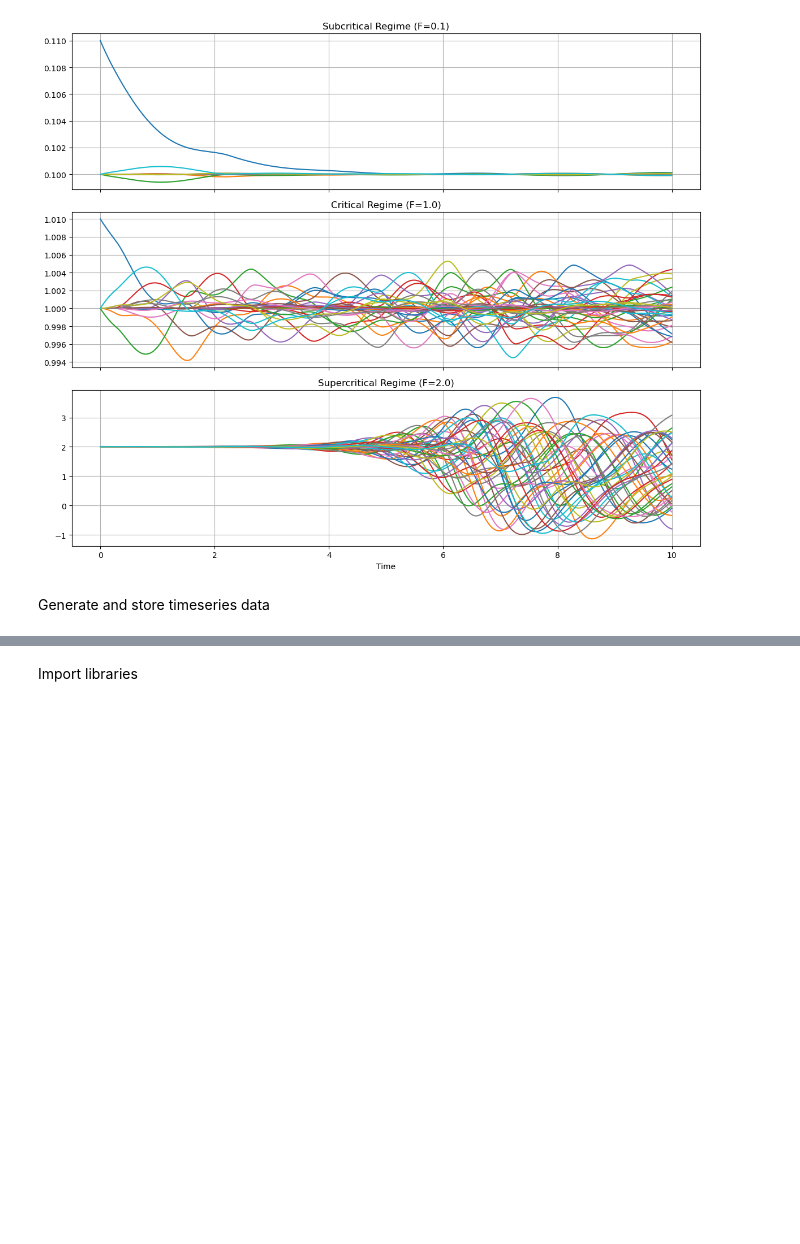
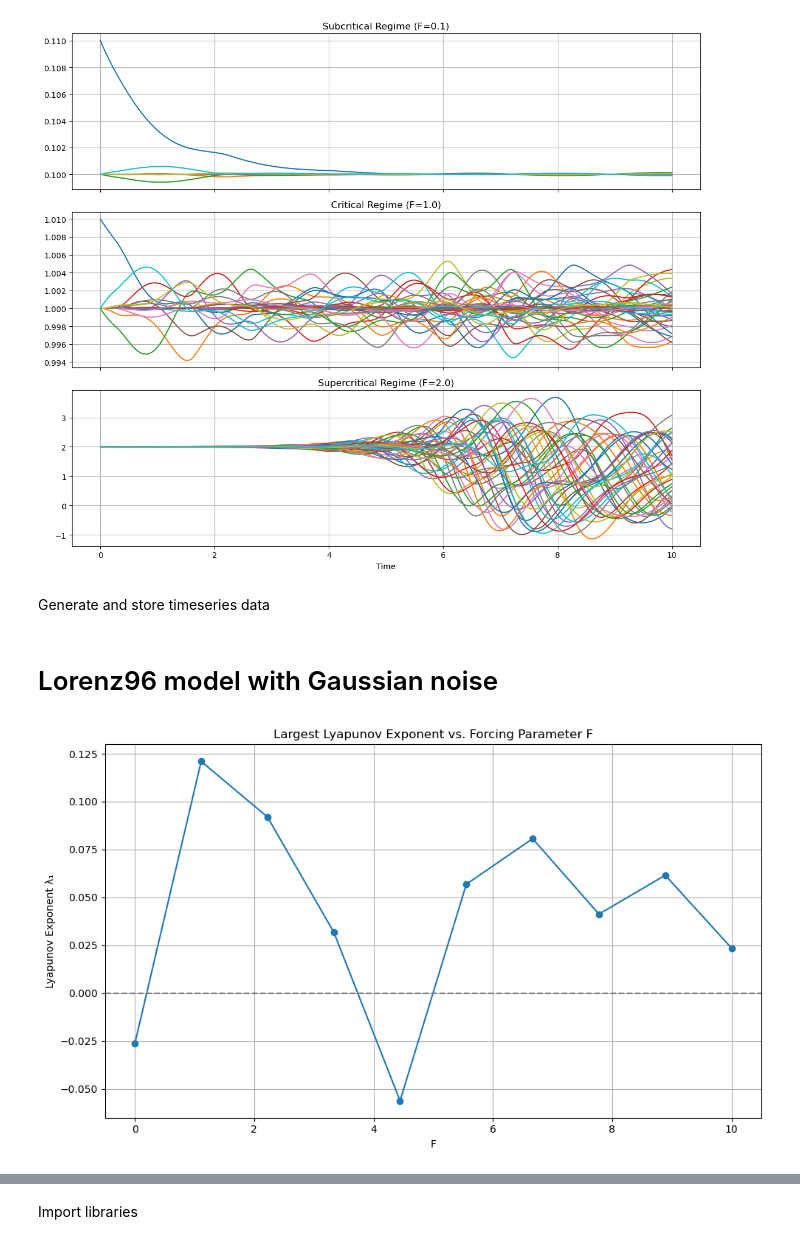
Before and after one commit to cyrilrommens/PhD_2, a Jupyter notebook: Data_preparation.ipynb, the cells around one changed output, grey strips where cells are left out. Saved outputs shown, nothing was run; the diff lists cells and outputs as text; code cells hidden in the pictures; blank space fills up the shorter version.

```diff
--- a/Data_preparation.ipynb
+++ b/Data_preparation.ipynb
@@ -610,3 +610,5 @@ for i in range(n_simulations):
     df_crit = pd.DataFrame(y_values.T, columns=[f'x{i+1}' for i in range(y_values.shape[0])])
     df_crit.insert(0, 'time', t_values)
     df_crit.to_csv(f'Data\\Lorenz96_data\\timeseries_N{N_variables}_F{F_value}_{i}.csv', index=False)
+# %% [markdown]
+# Lorenz96 model with Gaussian noise
@@ -612,0 +658,17 @@ for i in range(n_simulations):
+# %%
+# Step 1: Calculate Lyapunov exponent vs. F
+F_vals = np.linspace(0, 10, 10)
+lyap_vals = [lyapunov_exponent(F) for F in F_vals]
+
+# Plot the data
+plt.figure(figsize=(10, 6))
+plt.plot(F_vals, lyap_vals, marker='o')
+plt.axhline(0, color='gray', linestyle='--')
+plt.title("Largest Lyapunov Exponent vs. Forcing Parameter F")
+plt.xlabel("F")
+plt.ylabel("Lyapunov Exponent λ₁")
+plt.grid(True)
+plt.tight_layout()
+plt.show()
+# %% [output]
+[figure, added]
```
Also changed, not shown: parts of 6 cells of this notebook, 5 other files.
